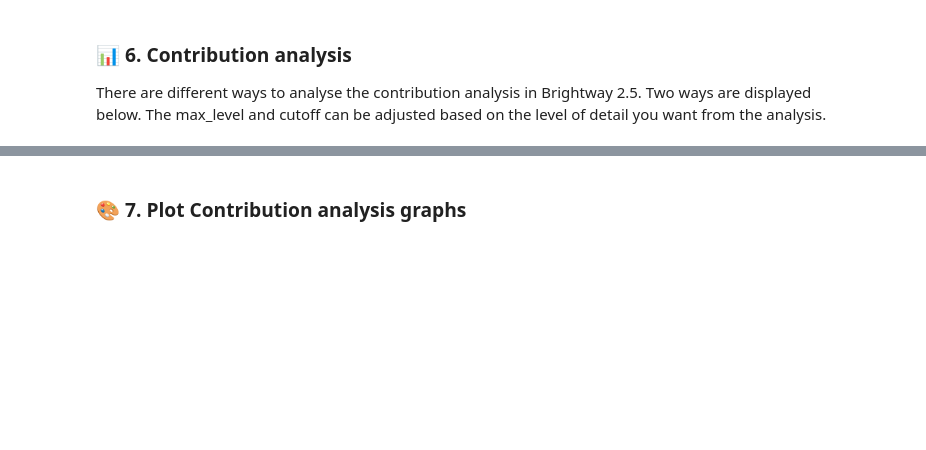
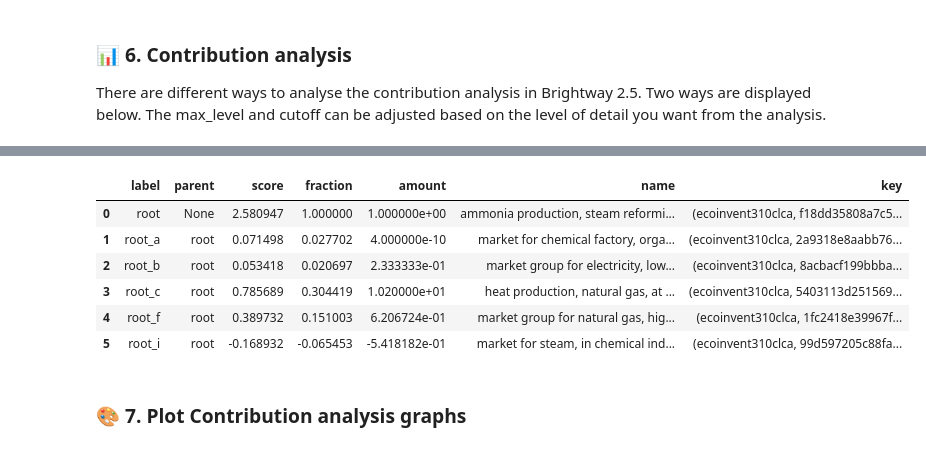
Before and after one commit to tfweber/LCA_Toolbox, a Jupyter notebook: 04_bw25_analysis.ipynb, the cells around one changed output, grey strips where cells are left out. Drawn from its saved outputs; the diff is of its cells as text; code cells hidden in the pictures; blank space fills up the shorter version.

```diff
--- a/04_bw25_analysis.ipynb
+++ b/04_bw25_analysis.ipynb
@@ -140,9 +294,17 @@ lcia_method=lcia_gwp100,max_level=3,cutoff=0.05)
 # %%
 # Another option is to use the recursive calculation to an object, which returns a DataFrame
-ceramics_bw_ca = bwa.utils.recursive_calculation_to_object(ceramics_bw,
+ammonia_lca_ca = bwa.utils.recursive_calculation_to_object(ammonia,
                                           lcia_method=lcia_gwp100,
                                           max_level=1,
                                           cutoff=0.02,
                                           as_dataframe=True,
                                           )
-ceramics_bw_ca
+ammonia_lca_ca
+# %% [output]
+|  | label | parent | score | fraction | amount | name | key |
+| 0 | root | None | 2.580947 | 1.000000 | 1.000000e+00 | ammonia production, steam reformi... | (ecoinvent310clca, f18dd35808a7c5... |
+| 1 | root_a | root | 0.071498 | 0.027702 | 4.000000e-10 | market for chemical factory, orga... | (ecoinvent310clca, 2a9318e8aabb76... |
+| 2 | root_b | root | 0.053418 | 0.020697 | 2.333333e-01 | market group for electricity, low... | (ecoinvent310clca, 8acbacf199bbba... |
+| 3 | root_c | root | 0.785689 | 0.304419 | 1.020000e+01 | heat production, natural gas, at ... | (ecoinvent310clca, 5403113d251569... |
+| 4 | root_f | root | 0.389732 | 0.151003 | 6.206724e-01 | market group for natural gas, hig... | (ecoinvent310clca, 1fc2418e39967f... |
+| 5 | root_i | root | -0.168932 | -0.065453 | -5.418182e-01 | market for steam, in chemical ind... | (ecoinvent310clca, 99d597205c88fa... |
```
Also changed, not shown: parts of 27 cells of this notebook.
